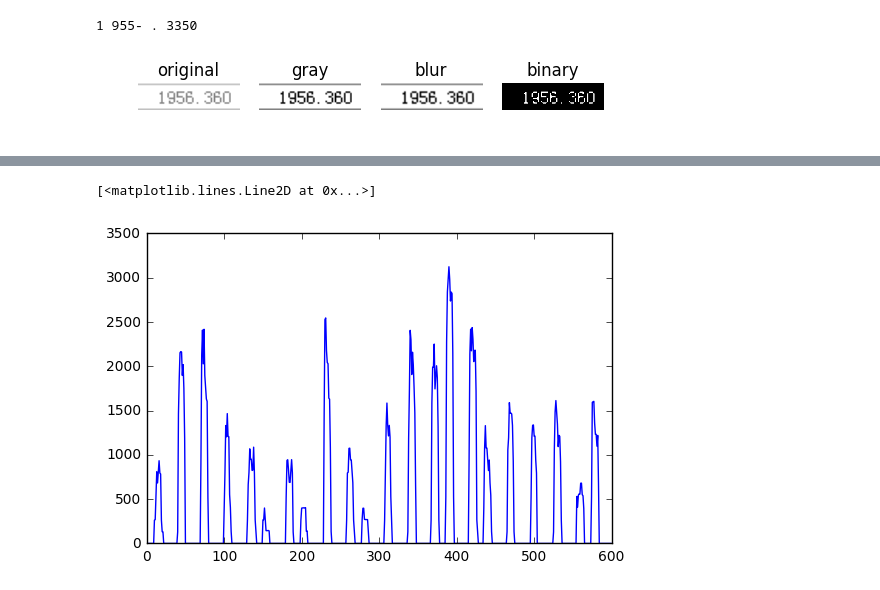
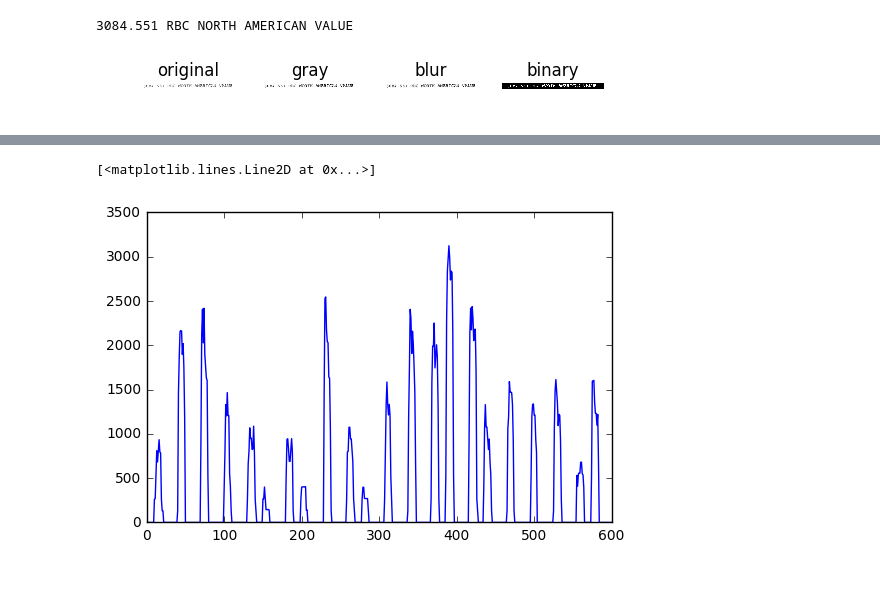
Before and after one commit to destyjustc/account_ocr, a Jupyter notebook: ai/notebook/DigitsOCR.ipynb, the cells around one changed output, grey strips where cells are left out. Cells and saved outputs as stored; diff of their text form; code cells hidden in the pictures.

```diff
--- a/ai/notebook/DigitsOCR.ipynb
+++ b/ai/notebook/DigitsOCR.ipynb
@@ -12,13 +12,14 @@ if module_path not in sys.path:
 from OCRtext import *
 %matplotlib inline
 # %%
-filename = "../../data/fund1.png"
+filename = "../../data/RBC_col2.png"
 img = cv2.imread(filename)
-hist = histConstruct(img, scale=1, blurSize=9, threshold=220, showPlot=False)
-linesLocation = findTexLine(hist)
-lineloc = linesLocation[1]
+threshold=180
+hist = histConstruct(img, blurSize=9, threshold=threshold, showPlot=False)
+linesLocation = findTextLine(hist)
+lineloc = linesLocation[-2]
 #print(lineloc)
-print(OCRTextLine(img[lineloc[0]-5:lineloc[1]+5, :], showPlots=True))
+print(OCRTextLine(img[lineloc[0]-6:lineloc[1]+6, :], threshold=threshold, showPlots=True))
 # %% [output]
-1 955- . 3350
+3084.551 RBC NORTH AMERICAN VALUE
-[figure, old version]
+[figure, new version]
```
Also changed, not shown: parts of 2 cells of this notebook.
